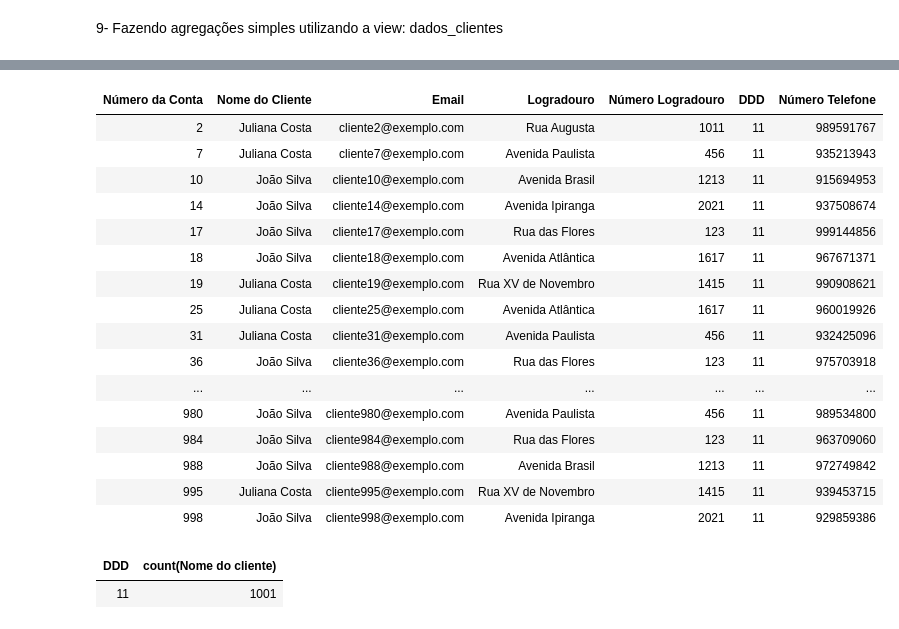
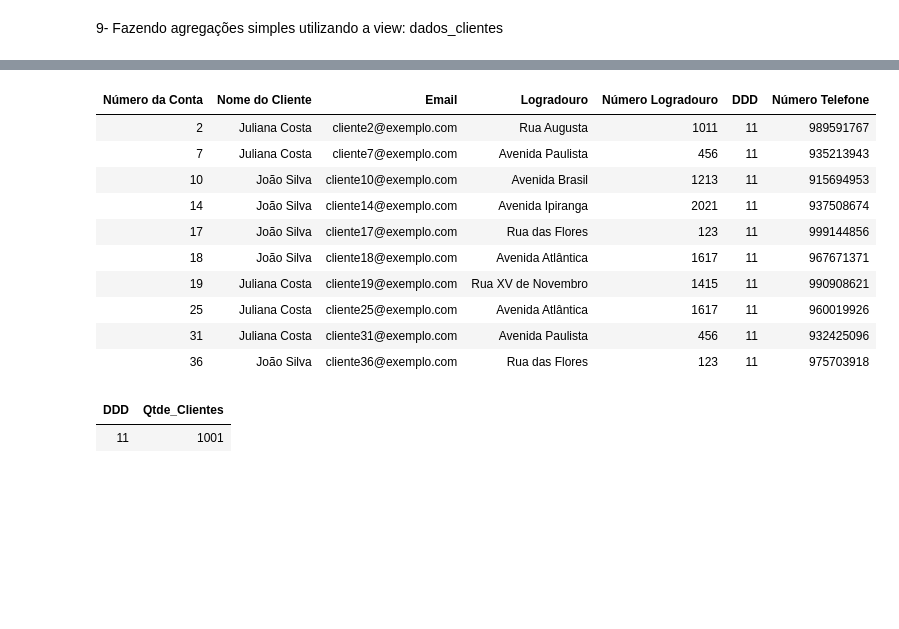
Before and after one commit to amandah-coslo-nttdata/ingestao-dados-csv, a Jupyter notebook: pt2-ingestao_dados_csv-costumer.ipynb, the cells around one changed output, grey strips where cells are left out. Drawn from its saved outputs; the diff is of its cells as text; code cells hidden in the pictures; blank space fills up the shorter version.

```diff
--- a/pt2-ingestao_dados_csv-costumer.ipynb
+++ b/pt2-ingestao_dados_csv-costumer.ipynb
@@ -337,34 +344,29 @@ FROM dados_clientes
 # %%
 %sql
 -- Retornar os dados dos clientes que começam com a letra 'J'
 SELECT *
 FROM dados_clientes
 WHERE `Nome do Cliente` LIKE 'J%'
+LIMIT 10;
 # %% [output]
 | Número da Conta | Nome do Cliente | Email | Logradouro | Número Logradouro | DDD | Número Telefone |
 | 2 | Juliana Costa | cliente2@exemplo.com | Rua Augusta | 1011 | 11 | 989591767 |
 | 7 | Juliana Costa | cliente7@exemplo.com | Avenida Paulista | 456 | 11 | 935213943 |
 | 10 | João Silva | cliente10@exemplo.com | Avenida Brasil | 1213 | 11 | 915694953 |
 | 14 | João Silva | cliente14@exemplo.com | Avenida Ipiranga | 2021 | 11 | 937508674 |
 | 17 | João Silva | cliente17@exemplo.com | Rua das Flores | 123 | 11 | 999144856 |
 | 18 | João Silva | cliente18@exemplo.com | Avenida Atlântica | 1617 | 11 | 967671371 |
 | 19 | Juliana Costa | cliente19@exemplo.com | Rua XV de Novembro | 1415 | 11 | 990908621 |
 | 25 | Juliana Costa | cliente25@exemplo.com | Avenida Atlântica | 1617 | 11 | 960019926 |
 | 31 | Juliana Costa | cliente31@exemplo.com | Avenida Paulista | 456 | 11 | 932425096 |
 | 36 | João Silva | cliente36@exemplo.com | Rua das Flores | 123 | 11 | 975703918 |
-| ... | ... | ... | ... | ... | ... | ... |
-| 980 | João Silva | cliente980@exemplo.com | Avenida Paulista | 456 | 11 | 989534800 |
-| 984 | João Silva | cliente984@exemplo.com | Rua das Flores | 123 | 11 | 963709060 |
-| 988 | João Silva | cliente988@exemplo.com | Avenida Brasil | 1213 | 11 | 972749842 |
-| 995 | Juliana Costa | cliente995@exemplo.com | Rua XV de Novembro | 1415 | 11 | 939453715 |
-| 998 | João Silva | cliente998@exemplo.com | Avenida Ipiranga | 2021 | 11 | 929859386 |
 # %%
 %sql
 -- Agregação por DDD
 SELECT DDD
-,COUNT(`Nome do cliente`)
+,COUNT(`Nome do cliente`) as Qtde_Clientes
 FROM dados_clientes
-GROUP BY DDD
+GROUP BY DDD;
 # %% [output]
-| DDD | count(Nome do cliente) |
+| DDD | Qtde_Clientes |
 | 11 | 1001 |
```
Also changed, not shown: parts of 10 cells of this notebook, 2 other files.
